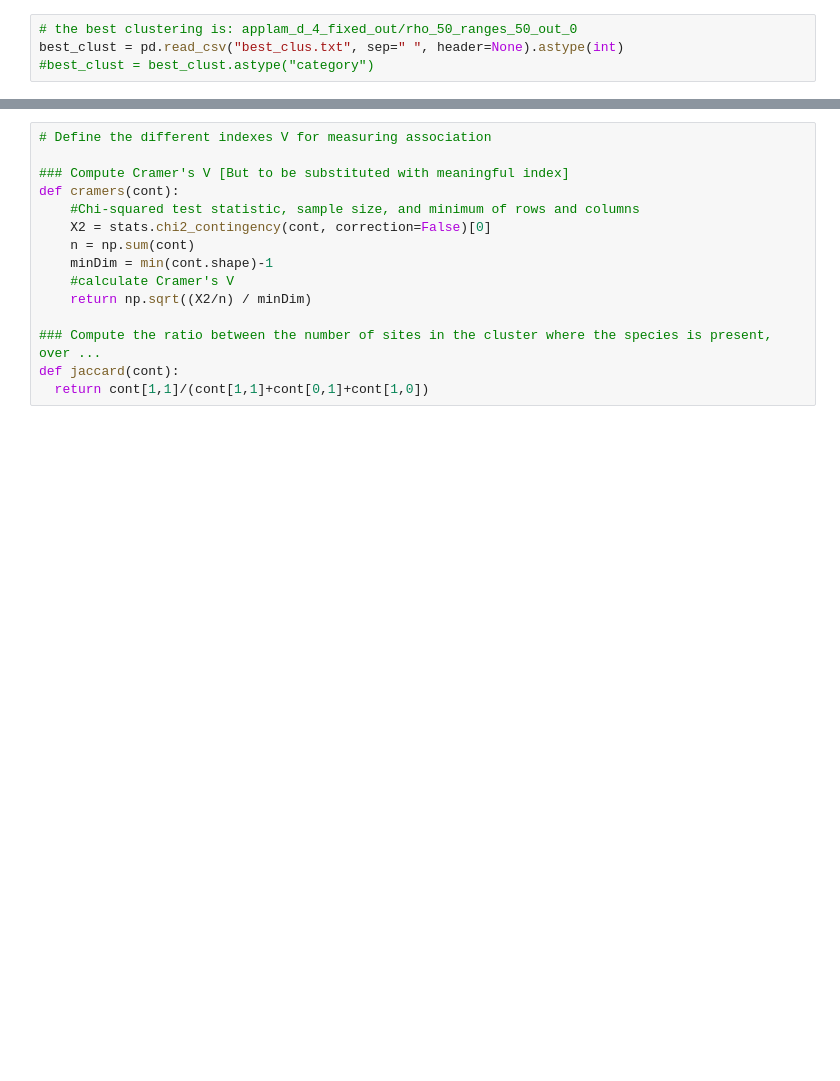
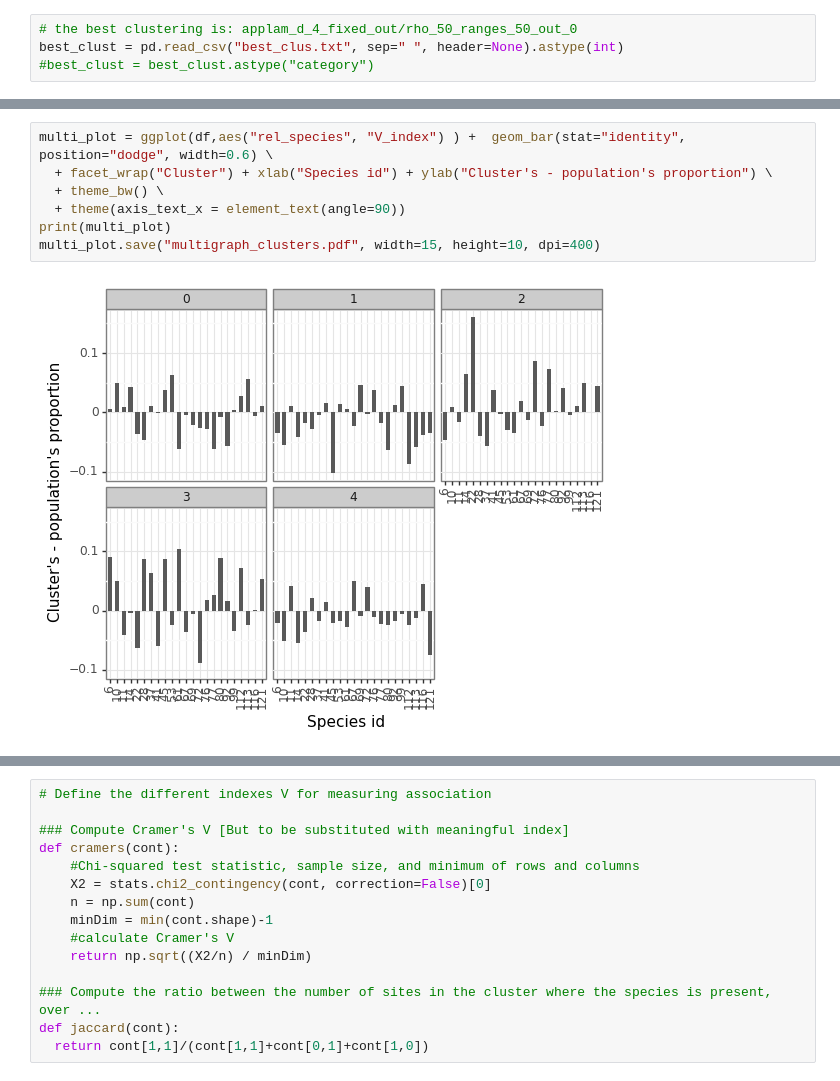
Before and after one commit to LGhilotti/pp_mix, a Jupyter notebook: data/Bauges_data/clustering_analysis.ipynb, the cells around one changed output, grey strips where cells are left out. Drawn from its saved outputs; the diff is of its cells as text; blank space fills up the shorter version.

```diff
--- a/data/Bauges_data/clustering_analysis.ipynb
+++ b/data/Bauges_data/clustering_analysis.ipynb
@@ -78,0 +161,9 @@ best_clust = pd.read_csv("best_clus.txt", sep=" ", header=None).astype(int)
+# %%
+multi_plot = ggplot(df,aes("rel_species", "V_index") ) +  geom_bar(stat="identity", position="dodge", width=0.6) \
+  + facet_wrap("Cluster") + xlab("Species id") + ylab("Cluster's - population's proportion") \
+  + theme_bw() \
+  + theme(axis_text_x = element_text(angle=90))
+print(multi_plot)
+multi_plot.save("multigraph_clusters.pdf", width=15, height=10, dpi=400)
+# %% [output]
+[figure, added]
```
Also changed, not shown: parts of 7 cells of this notebook, 1 other file.
